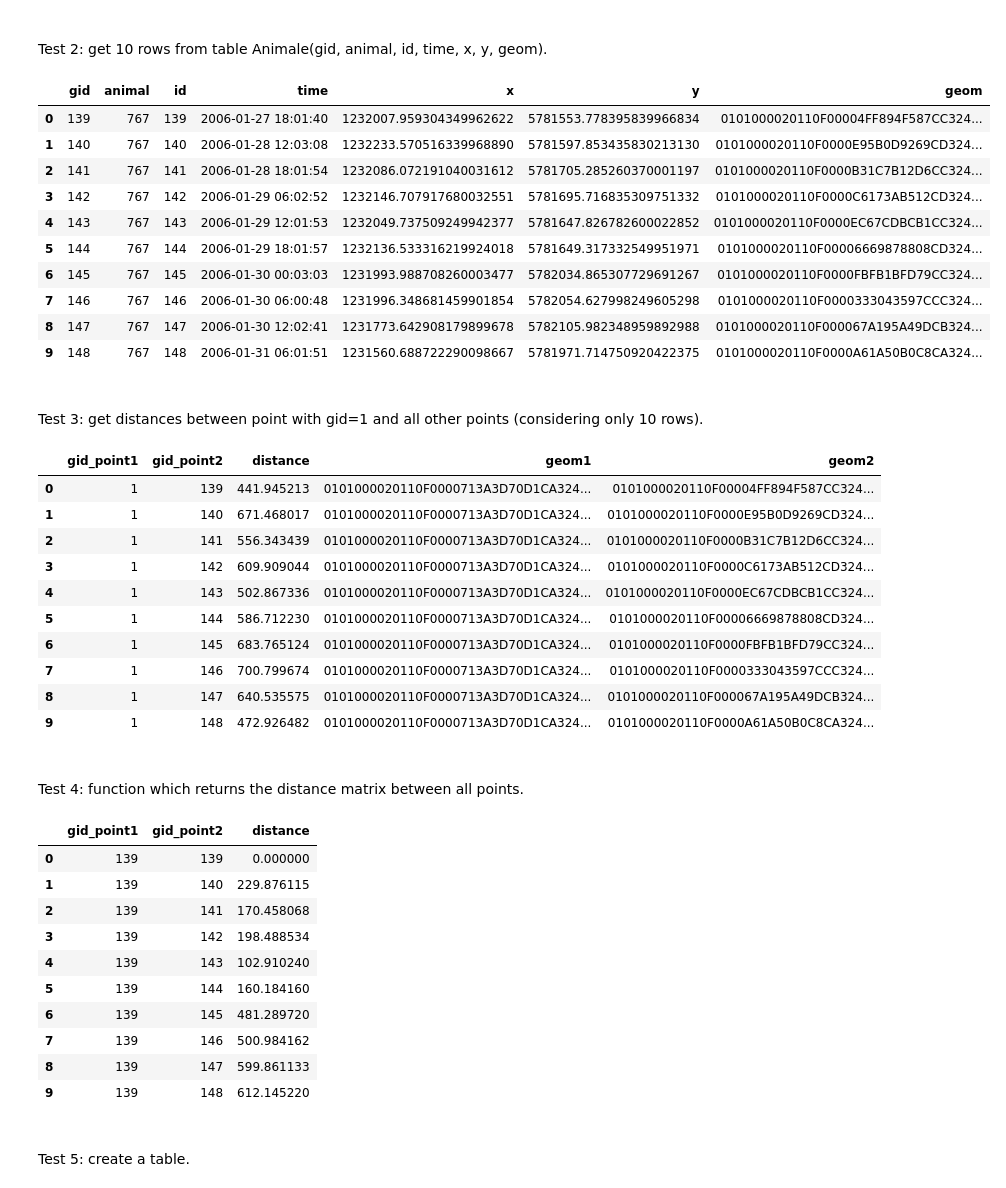
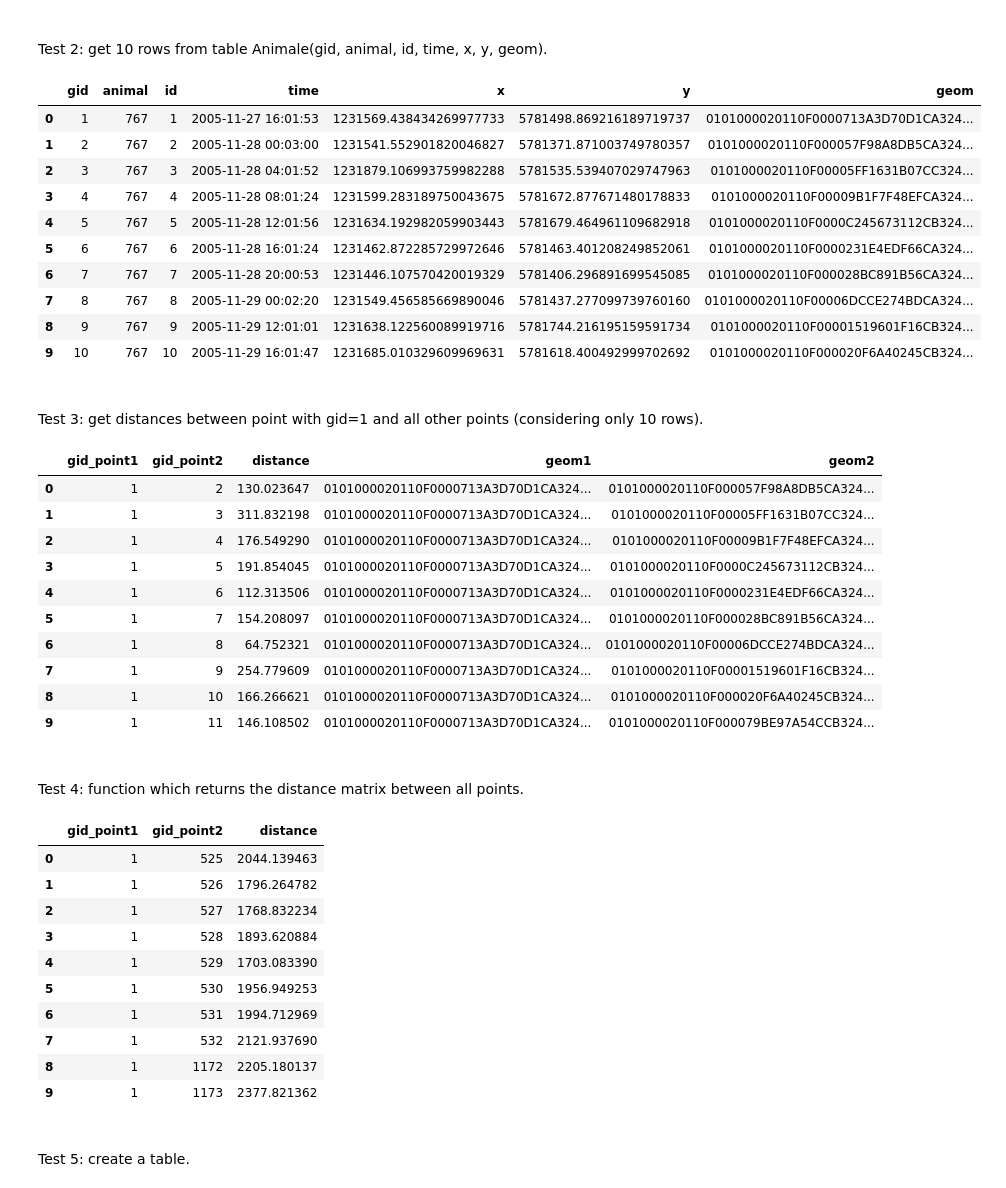
Before and after one commit to lucaArrotta/DBSCAN-in-Python, a Jupyter notebook: DBSCAN.ipynb, the cells around one changed output. Cells and saved outputs as stored; diff of their text form; code cells hidden in the pictures.

```diff
--- a/DBSCAN.ipynb
+++ b/DBSCAN.ipynb
@@ -58,26 +58,27 @@ Test 2: get 10 rows from table Animale(gid, animal, id, time, x, y, geom).
 # %%
 cur = conn.cursor()
 cur.execute("""
     SELECT *
     FROM animale
+    ORDER BY id
     LIMIT 10""")
 rows = cur.fetchall()
 
 df = pd.DataFrame(rows)
 df.columns = ["gid", "animal", "id", "time", "x", "y", "geom"]
 display(df)
 # %% [output]
 |  | gid | animal | id | time | x | y | geom |
-| 0 | 139 | 767 | 139 | 2006-01-27 18:01:40 | 1232007.959304349962622 | 5781553.778395839966834 | 0101000020110F00004FF894F587CC324... |
-| 1 | 140 | 767 | 140 | 2006-01-28 12:03:08 | 1232233.570516339968890 | 5781597.853435830213130 | 0101000020110F0000E95B0D9269CD324... |
-| 2 | 141 | 767 | 141 | 2006-01-28 18:01:54 | 1232086.072191040031612 | 5781705.285260370001197 | 0101000020110F0000B31C7B12D6CC324... |
-| 3 | 142 | 767 | 142 | 2006-01-29 06:02:52 | 1232146.707917680032551 | 5781695.716835309751332 | 0101000020110F0000C6173AB512CD324... |
-| 4 | 143 | 767 | 143 | 2006-01-29 12:01:53 | 1232049.737509249942377 | 5781647.826782600022852 | 0101000020110F0000EC67CDBCB1CC324... |
-| 5 | 144 | 767 | 144 | 2006-01-29 18:01:57 | 1232136.533316219924018 | 5781649.317332549951971 | 0101000020110F00006669878808CD324... |
-| 6 | 145 | 767 | 145 | 2006-01-30 00:03:03 | 1231993.988708260003477 | 5782034.865307729691267 | 0101000020110F0000FBFB1BFD79CC324... |
-| 7 | 146 | 767 | 146 | 2006-01-30 06:00:48 | 1231996.348681459901854 | 5782054.627998249605298 | 0101000020110F0000333043597CCC324... |
-| 8 | 147 | 767 | 147 | 2006-01-30 12:02:41 | 1231773.642908179899678 | 5782105.982348959892988 | 0101000020110F000067A195A49DCB324... |
-| 9 | 148 | 767 | 148 | 2006-01-31 06:01:51 | 1231560.688722290098667 | 5781971.714750920422375 | 0101000020110F0000A61A50B0C8CA324... |
+| 0 | 1 | 767 | 1 | 2005-11-27 16:01:53 | 1231569.438434269977733 | 5781498.869216189719737 | 0101000020110F0000713A3D70D1CA324... |
+| 1 | 2 | 767 | 2 | 2005-11-28 00:03:00 | 1231541.552901820046827 | 5781371.871003749780357 | 0101000020110F000057F98A8DB5CA324... |
+| 2 | 3 | 767 | 3 | 2005-11-28 04:01:52 | 1231879.106993759982288 | 5781535.539407029747963 | 0101000020110F00005FF1631B07CC324... |
+| 3 | 4 | 767 | 4 | 2005-11-28 08:01:24 | 1231599.283189750043675 | 5781672.877671480178833 | 0101000020110F00009B1F7F48EFCA324... |
+| 4 | 5 | 767 | 5 | 2005-11-28 12:01:56 | 1231634.192982059903443 | 5781679.464961109682918 | 0101000020110F0000C245673112CB324... |
+| 5 | 6 | 767 | 6 | 2005-11-28 16:01:24 | 1231462.872285729972646 | 5781463.401208249852061 | 0101000020110F0000231E4EDF66CA324... |
+| 6 | 7 | 767 | 7 | 2005-11-28 20:00:53 | 1231446.107570420019329 | 5781406.296891699545085 | 0101000020110F000028BC891B56CA324... |
+| 7 | 8 | 767 | 8 | 2005-11-29 00:02:20 | 1231549.456585669890046 | 5781437.277099739760160 | 0101000020110F00006DCCE274BDCA324... |
+| 8 | 9 | 767 | 9 | 2005-11-29 12:01:01 | 1231638.122560089919716 | 5781744.216195159591734 | 0101000020110F00001519601F16CB324... |
+| 9 | 10 | 767 | 10 | 2005-11-29 16:01:47 | 1231685.010329609969631 | 5781618.400492999702692 | 0101000020110F000020F6A40245CB324... |
 # %% [markdown]
 <br>
 Test 3: get distances between point with gid=1 and all other points (considering only 10 rows).
@@ -86,7 +87,8 @@ cur = conn.cursor()
 cur.execute("""
     SELECT a1.gid, a2.gid, ST_distance(a1.geom,a2.geom), a1.geom, a2.geom
     FROM animale a1, animale a2
-    WHERE a1.gid = 1
+    WHERE a1.gid = 1 AND a2.gid != 1
+    ORDER BY a2.gid
     LIMIT 10""")
 
 rows = cur.fetchall()
@@ -95,16 +97,16 @@ df.columns = ["gid_point1", "gid_point2", "distance", "geom1", "geom2"]
 display(df)
 # %% [output]
 |  | gid_point1 | gid_point2 | distance | geom1 | geom2 |
-| 0 | 1 | 139 | 441.945213 | 0101000020110F0000713A3D70D1CA324... | 0101000020110F00004FF894F587CC324... |
-| 1 | 1 | 140 | 671.468017 | 0101000020110F0000713A3D70D1CA324... | 0101000020110F0000E95B0D9269CD324... |
-| 2 | 1 | 141 | 556.343439 | 0101000020110F0000713A3D70D1CA324... | 0101000020110F0000B31C7B12D6CC324... |
-| 3 | 1 | 142 | 609.909044 | 0101000020110F0000713A3D70D1CA324... | 0101000020110F0000C6173AB512CD324... |
-| 4 | 1 | 143 | 502.867336 | 0101000020110F0000713A3D70D1CA324... | 0101000020110F0000EC67CDBCB1CC324... |
-| 5 | 1 | 144 | 586.712230 | 0101000020110F0000713A3D70D1CA324... | 0101000020110F00006669878808CD324... |
-| 6 | 1 | 145 | 683.765124 | 0101000020110F0000713A3D70D1CA324... | 0101000020110F0000FBFB1BFD79CC324... |
-| 7 | 1 | 146 | 700.799674 | 0101000020110F0000713A3D70D1CA324... | 0101000020110F0000333043597CCC324... |
-| 8 | 1 | 147 | 640.535575 | 0101000020110F0000713A3D70D1CA324... | 0101000020110F000067A195A49DCB324... |
-| 9 | 1 | 148 | 472.926482 | 0101000020110F0000713A3D70D1CA324... | 0101000020110F0000A61A50B0C8CA324... |
+| 0 | 1 | 2 | 130.023647 | 0101000020110F0000713A3D70D1CA324... | 0101000020110F000057F98A8DB5CA324... |
+| 1 | 1 | 3 | 311.832198 | 0101000020110F0000713A3D70D1CA324... | 0101000020110F00005FF1631B07CC324... |
+| 2 | 1 | 4 | 176.549290 | 0101000020110F0000713A3D70D1CA324... | 0101000020110F00009B1F7F48EFCA324... |
+| 3 | 1 | 5 | 191.854045 | 0101000020110F0000713A3D70D1CA324... | 0101000020110F0000C245673112CB324... |
+| 4 | 1 | 6 | 112.313506 | 0101000020110F0000713A3D70D1CA324... | 0101000020110F0000231E4EDF66CA324... |
+| 5 | 1 | 7 | 154.208097 | 0101000020110F0000713A3D70D1CA324... | 0101000020110F000028BC891B56CA324... |
+| 6 | 1 | 8 | 64.752321 | 0101000020110F0000713A3D70D1CA324... | 0101000020110F00006DCCE274BDCA324... |
+| 7 | 1 | 9 | 254.779609 | 0101000020110F0000713A3D70D1CA324... | 0101000020110F00001519601F16CB324... |
+| 8 | 1 | 10 | 166.266621 | 0101000020110F0000713A3D70D1CA324... | 0101000020110F000020F6A40245CB324... |
+| 9 | 1 | 11 | 146.108502 | 0101000020110F0000713A3D70D1CA324... | 0101000020110F000079BE97A54CCB324... |
 # %% [markdown]
 <br>
 Test 4: function which returns the distance matrix between all points.
@@ -113,7 +115,9 @@ def get_distance_matrix(conn):
     cur = conn.cursor()
     cur.execute("""
         SELECT a1.gid, a2.gid, ST_distance(a1.geom,a2.geom)
-        FROM animale a1, animale a2""")
+        FROM animale a1, animale a2
+        WHERE a1.gid != a2.gid
+        ORDER BY a1.gid""")
     rows = cur.fetchall()
     df = pd.DataFrame(rows)
     df.columns = ["gid_point1", "gid_point2", "distance"]
@@ -122,16 +126,16 @@ def get_distance_matrix(conn):
 display(get_distance_matrix(conn).head(10))
 # %% [output]
 |  | gid_point1 | gid_point2 | distance |
-| 0 | 139 | 139 | 0.000000 |
-| 1 | 139 | 140 | 229.876115 |
-| 2 | 139 | 141 | 170.458068 |
-| 3 | 139 | 142 | 198.488534 |
-| 4 | 139 | 143 | 102.910240 |
-| 5 | 139 | 144 | 160.184160 |
-| 6 | 139 | 145 | 481.289720 |
-| 7 | 139 | 146 | 500.984162 |
-| 8 | 139 | 147 | 599.861133 |
-| 9 | 139 | 148 | 612.145220 |
+| 0 | 1 | 525 | 2044.139463 |
+| 1 | 1 | 526 | 1796.264782 |
+| 2 | 1 | 527 | 1768.832234 |
+| 3 | 1 | 528 | 1893.620884 |
+| 4 | 1 | 529 | 1703.083390 |
+| 5 | 1 | 530 | 1956.949253 |
+| 6 | 1 | 531 | 1994.712969 |
+| 7 | 1 | 532 | 2121.937690 |
+| 8 | 1 | 1172 | 2205.180137 |
+| 9 | 1 | 1173 | 2377.821362 |
 # %% [markdown]
 <br>
 Test 5: create a table.
```
Also changed, not shown: parts of 29 cells of this notebook, 1 other file.
